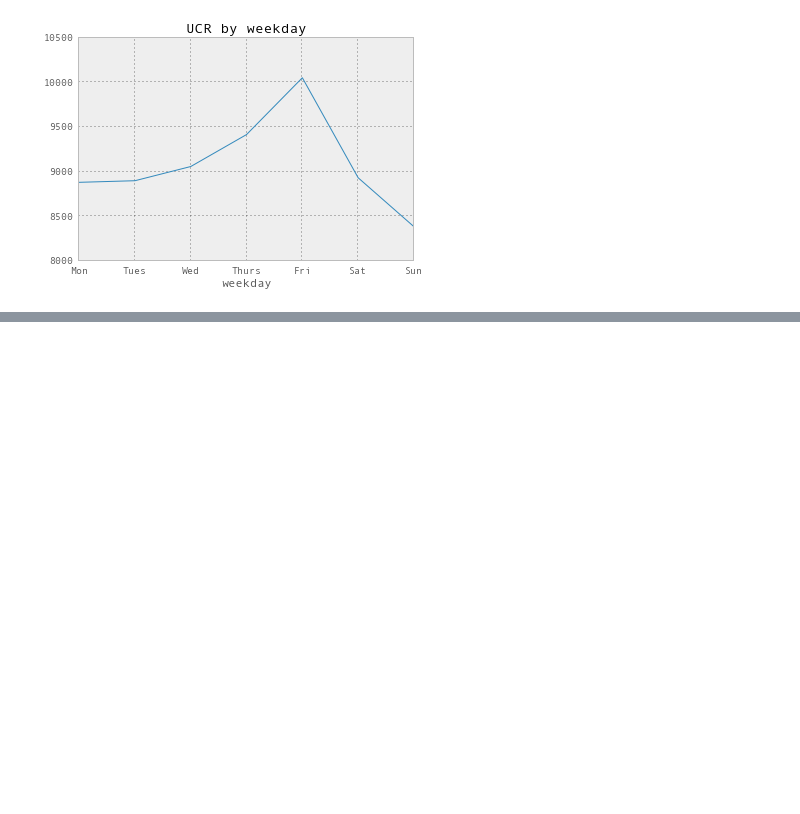
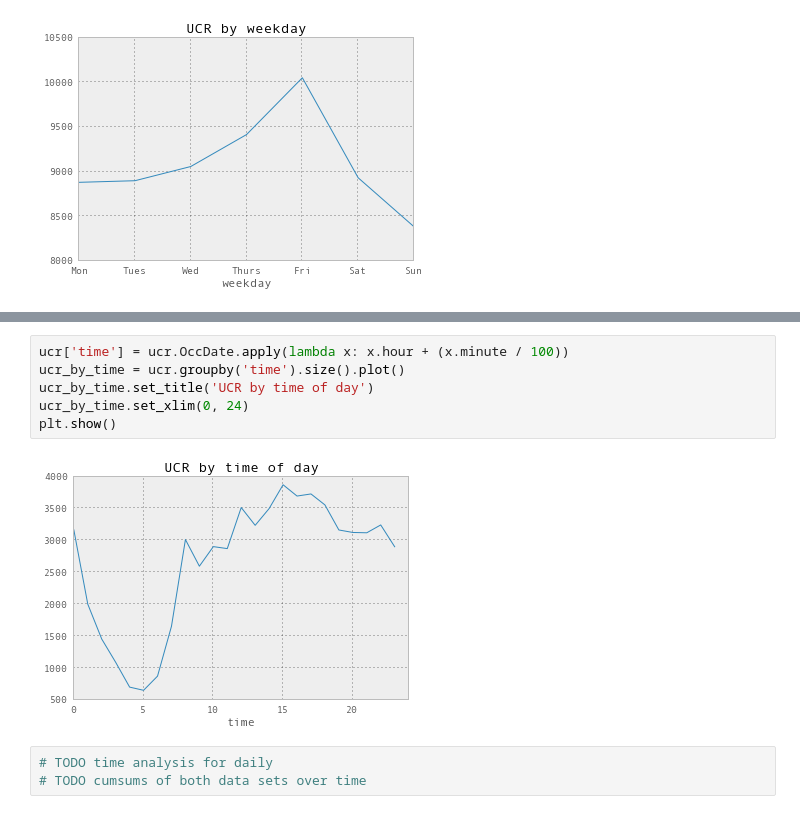
Before and after one commit to dankeemahill/dailyactivity, a Jupyter notebook: analysis.ipynb, the cells around one changed output, grey strips where cells are left out. Saved outputs shown, nothing was run; the diff lists cells and outputs as text; blank space fills up the shorter version.

```diff
--- a/analysis.ipynb
+++ b/analysis.ipynb
@@ -140,0 +143,11 @@ plt.show()
+# %%
+ucr['time'] = ucr.OccDate.apply(lambda x: x.hour + (x.minute / 100))
+ucr_by_time = ucr.groupby('time').size().plot()
+ucr_by_time.set_title('UCR by time of day')
+ucr_by_time.set_xlim(0, 24)
+plt.show()
+# %% [output]
+[figure, added]
+# %%
+# TODO time analysis for daily
+# TODO cumsums of both data sets over time
```
Also changed, not shown: parts of 2 cells of this notebook.
